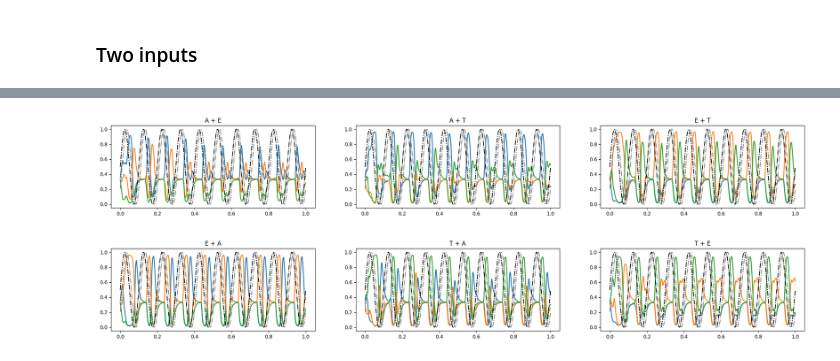
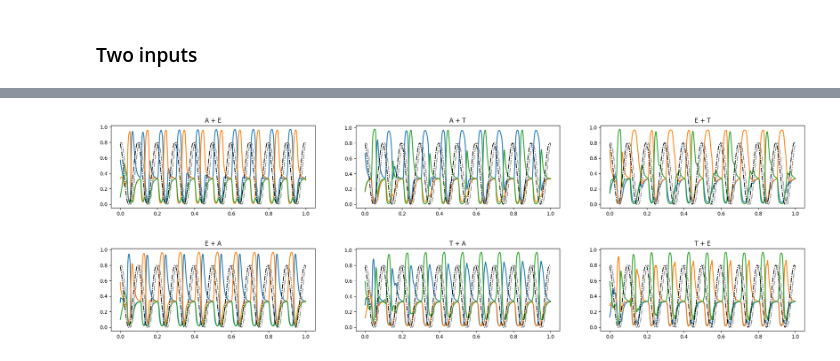
Before and after one commit to katduecker/dnn_osci, a Jupyter notebook: DynNN_figures_thesis.ipynb, the cells around one changed output, grey strips where cells are left out. Drawn from its saved outputs; the diff is of its cells as text; code cells hidden in the pictures.

```diff
--- a/DynNN_figures_thesis.ipynb
+++ b/DynNN_figures_thesis.ipynb
@@ -638,7 +554,7 @@ cmap(0)[0:3]
 import scipy
 
 tau_h = 0.01
-tau_R = 0.05
+tau_R = 0.1
 a = 2
 
 
@@ -647,7 +563,7 @@ Z = torch.max(Z21).detach().cpu().item()
 
 
 # fix c
-c = 1.3*Z
+c = 1.4*Z
 
 # time
 timevec = np.linspace(0,2,2000)
@@ -756,4 +672,6 @@ for i,S in enumerate(S_vec):
   # axs[1,0].set_xticks(np.arange(c_vec[0],c_vec[-1]+1,3))
 
   axs[1,0].set_ylabel('fixed point H')
+# what the fixed point shoild be
+axs[1,0].plot(S_vec,np.ones_like(S_vec)*sigmoid(Z,[2,-2.5]),color='k',linestyle='-.')
 # %% [output]
@@ -1453,8 +1132,8 @@ Entrainment!
 
 tau_h = 0.01
 tau_R = 0.1
-S = .1
-c = 1.5*maxZ
+S = .05
+c = 10.5
 
 t_start = 0     # when stimulus presented
 t = 0             # when to begin plot
@@ -1463,8 +1142,8 @@ params = [tau_h,tau_R,c,S]
 
 # alpha parameters
 afreq = [10,10]
-aamp = [0.5,0.5]
-aph = [0,-2*np.pi/100 * 10]
+aamp = [.4,.4]
+aph = [2*np.pi/100 * 30,2*np.pi/100 * 20]
 
 alpha_params = [afreq,aamp,aph]
 
@@ -1479,21 +1158,21 @@ Z1t,Z2t,H1t,R1t, H2t, R2t, Ot = euler_dyn_2layer(model2,inpt,params,timevec,alph
 
 colmap = np.array([[1,25,89],[217,95,2],[0,0,0]])/255
 
-plt.rcParams["figure.figsize"] = (6,4)
+# plt.rcParams["figure.figsize"] = (6,4)
 
-fig, ax = plt.subplots()
-[ax.plot(timevec,ot[1:],linewidth=1.75) for i,ot in enumerate(Ot)];
-if alpha_params[1][0]:
-  ax.plot(timevec[t:],alpha_params[1][0]*np.sin(2*np.pi*alpha_params[0][0]*timevec[t:]+alpha_params[2][0])+alpha_params[1][0],color = 'k',linestyle='-.')
+# fig, ax = plt.subplots()
+# [ax.plot(timevec,ot[1:],linewidth=1.75) for i,ot in enumerate(Ot)];
+# if alpha_params[1][0]:
+#   ax.plot(timevec[t:],alpha_params[1][0]*np.sin(2*np.pi*alpha_params[0][0]*timevec[t:]+alpha_params[2][0])+alpha_params[1][0],color = 'k',linestyle='-.')
 
-if alpha_params[1][1]:
-  ax.plot(timevec[t:],alpha_params[1][1]*np.sin(2*np.pi*alpha_params[0][1]*timevec[t:]+alpha_params[2][1])+alpha_params[1][1], color = np.array((0.5, 0.5, 0.5)),linestyle='-.')
+# if alpha_params[1][1]:
+#   ax.plot(timevec[t:],alpha_params[1][1]*np.sin(2*np.pi*alpha_params[0][1]*timevec[t:]+alpha_params[2][1])+alpha_params[1][1], color = np.array((0.5, 0.5, 0.5)),linestyle='-.')
 
 
-ax.spines[['right', 'top']].set_visible(False)
-ax.set_xticks((0,0.3,0.6))
-ax.set_yticks((0,0.5,1))
-ax.set_xlabel('time (s)')
-ax.set_ylabel(('activation'))
+# ax.spines[['right', 'top']].set_visible(False)
+# ax.set_xticks((0,0.3,0.6))
+# ax.set_yticks((0,0.5,1))
+# ax.set_xlabel('time (s)')
+# ax.set_ylabel(('activation'))
 
-ax.legend(('A(t)','E(t)','T(t)','alpha(t)'),loc='lower left')
+# ax.legend(('A(t)','E(t)','T(t)','alpha(t)'),loc='lower left')
@@ -1520,7 +1196,7 @@ for i,comp_inp in enumerate(inp_combi):
 
   inpt = x_train[comp_inp[0]]*1.2 + x_train[comp_inp[1]]*.8
 
-  Z1t,Z2t,H1t,R1t,H2t,R2t,Ot = euler_dyn_2layer(model2,inpt, params, timevec, alpha_params,DEVICE,inp_on=t_start,start_fix=False)
+  Z1t,Z2t,H1t,R1t,H2t,R2t,Ot = euler_dyn_2layer(model2,inpt, params, timevec, alpha_params,DEVICE,inp_on=t_start,start_fix=True)
 
   [axs[i].plot(timevec,ot[1:],linewidth=1.75) for iot,ot in enumerate(Ot)];
 
@@ -1533,38 +1209,38 @@ for i,comp_inp in enumerate(inp_combi):
 
   axs[i].set_title(label_comb[i][0] + ' + ' + label_comb[i][1])
 # %% [output]
-[figure, old version]
+[figure, new version]
 # %%
 # try other combinations of inputs
 
 idx = np.array((0,5,10))#,-1))
 inp_combi = list(combinations(idx,2))           # possible combinations
 
 
 labels = ['A', 'E', 'T']
 label_comb = list(combinations(labels,2))
 label_comb
 
 plt.rcParams["figure.figsize"] = (25,3)
 
 
 fig,axs = plt.subplots(1,3)
 
 for i,comp_inp in enumerate(inp_combi):
 
   inpt = x_train[comp_inp[1]]*1.2 + x_train[comp_inp[0]]*.8
 
-  Z1t,Z2t,H1t,R1t,H2t,R2t,Ot = euler_dyn_2layer(model2,inpt, params, timevec, alpha_params,DEVICE,inp_on=t_start,start_fix=False)
+  Z1t,Z2t,H1t,R1t,H2t,R2t,Ot = euler_dyn_2layer(model2,inpt, params, timevec, alpha_params,DEVICE,inp_on=t_start,start_fix=True)
 
   [axs[i].plot(timevec,ot[1:],linewidth=1.75) for iot,ot in enumerate(Ot)];
 
   if alpha_params[1][0]:
     axs[i].plot(timevec[t:],alpha_params[1][0]*np.sin(2*np.pi*alpha_params[0][0]*timevec[t:]+alpha_params[2][0])+alpha_params[1][0],color = 'k',linestyle='-.')
 
   if alpha_params[1][1]:
     axs[i].plot(timevec[t:],alpha_params[1][1]*np.sin(2*np.pi*alpha_params[0][1]*timevec[t:]+alpha_params[2][1])+alpha_params[1][1], color = np.array((0.5, 0.5, 0.5)),linestyle='-.')
 
 
   axs[i].set_title(label_comb[i][1] + ' + ' + label_comb[i][0])
 # %% [output]
-[figure, old version]
+[figure, new version]
```
Also changed, not shown: parts of 28 cells of this notebook.
